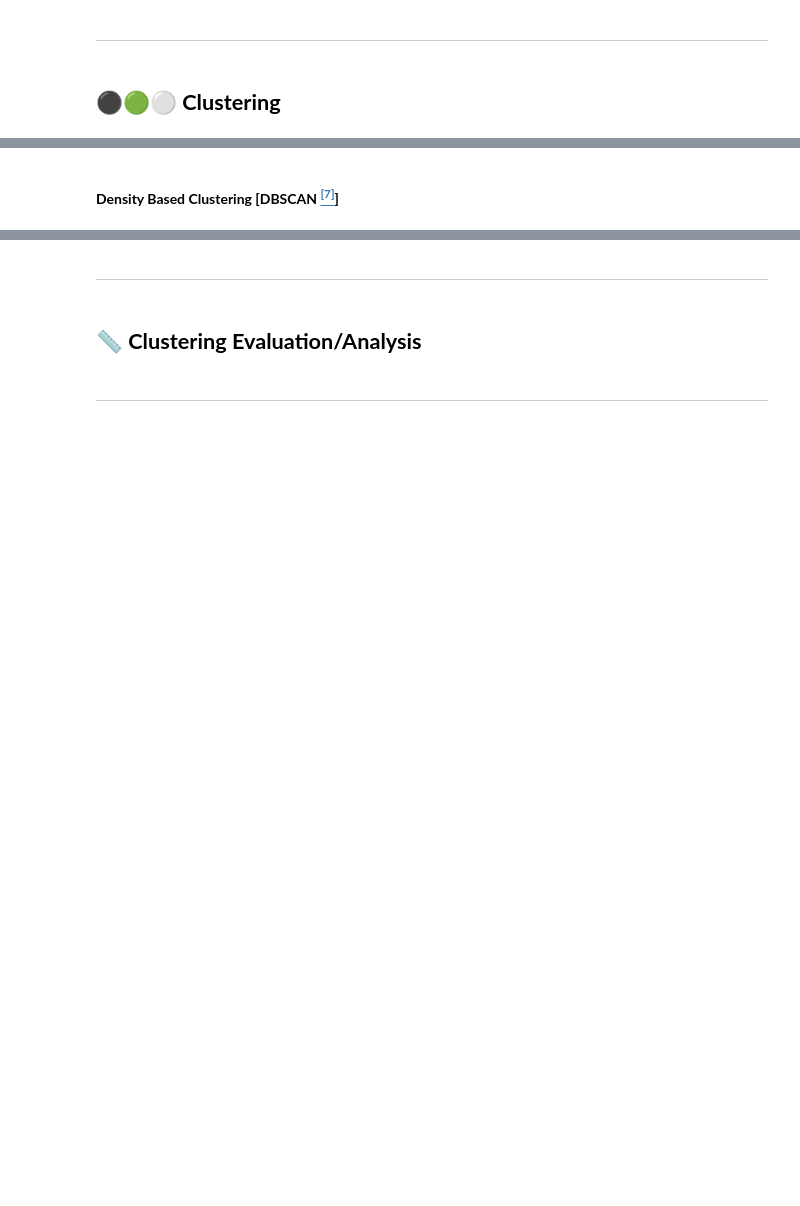
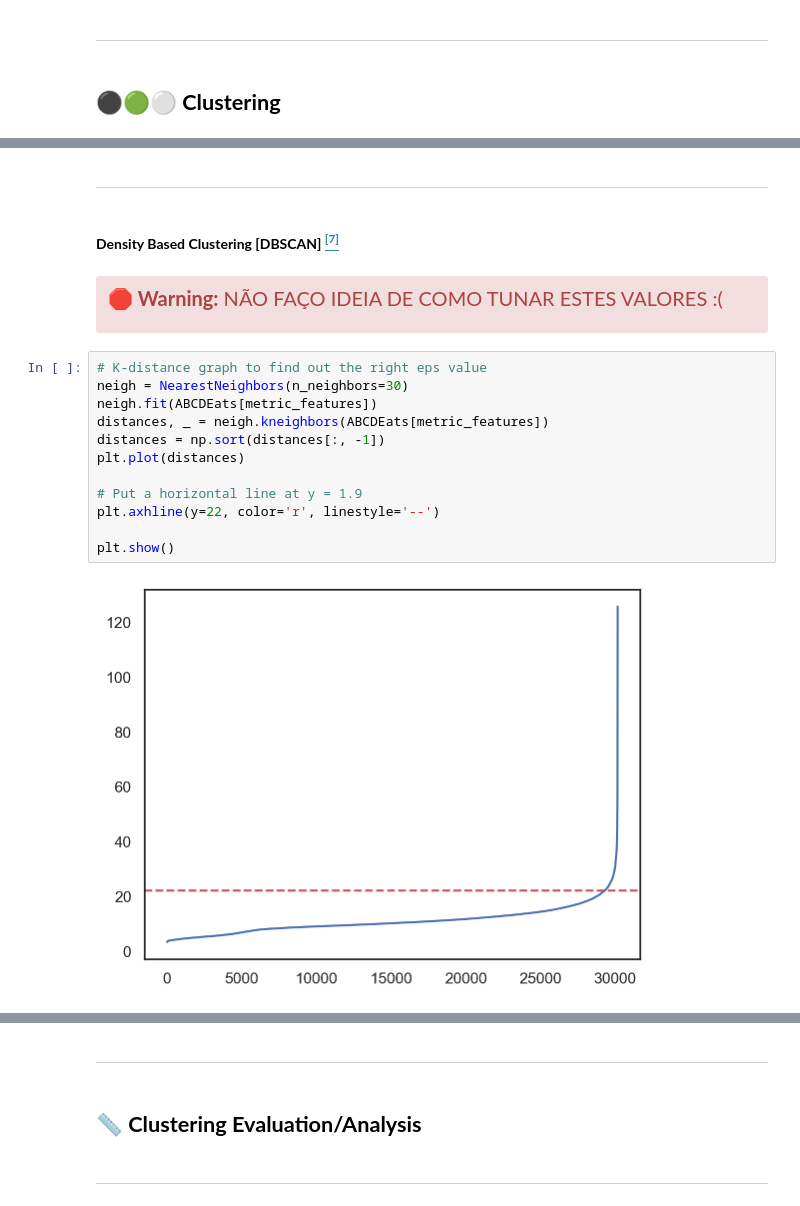
Before and after one commit to Silvestre17/DM_FoodDeliveryClustering_MasterProject, a Jupyter notebook: DM2425_Part2_37_05.ipynb, the cells around one changed output, grey strips where cells are left out. Saved outputs shown, nothing was run; the diff lists cells and outputs as text; blank space fills up the shorter version.

Commit message:
Density Clustering + Esquema do Projeto :)

```diff
--- a/DM2425_Part2_37_05.ipynb
+++ b/DM2425_Part2_37_05.ipynb
@@ -197,2 +272,22 @@ weekdays_dict
+# %% [markdown]
+---
 # %% [markdown]
-#### **Density Based Clustering [DBSCAN [<sup>[7]</sup>](https://scikit-learn.org/stable/modules/generated/sklearn.cluster.DBSCAN.html)]**
+#### **Density Based Clustering [DBSCAN] [**<sup>[7]</sup>**](https://scikit-learn.org/stable/modules/generated/sklearn.cluster.DBSCAN.html)**
+# %% [markdown]
+<div class="alert alert-block alert-danger" style="font-size:20px;">
+
+**🛑 Warning:** NÃO FAÇO IDEIA DE COMO TUNAR ESTES VALORES :(
+# %%
+# K-distance graph to find out the right eps value
+neigh = NearestNeighbors(n_neighbors=30)
+neigh.fit(ABCDEats[metric_features])
+distances, _ = neigh.kneighbors(ABCDEats[metric_features])
+distances = np.sort(distances[:, -1])
+plt.plot(distances)
+
+# Put a horizontal line at y = 1.9
+plt.axhline(y=22, color='r', linestyle='--')
+
+plt.show()
+# %% [output]
+[figure, added]
```
Also changed, not shown: parts of 43 cells of this notebook, 5 other files.
